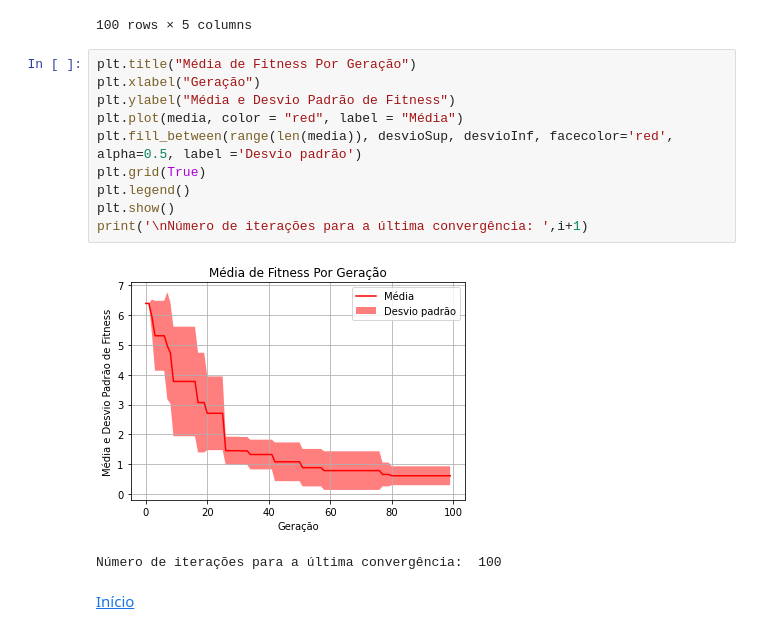
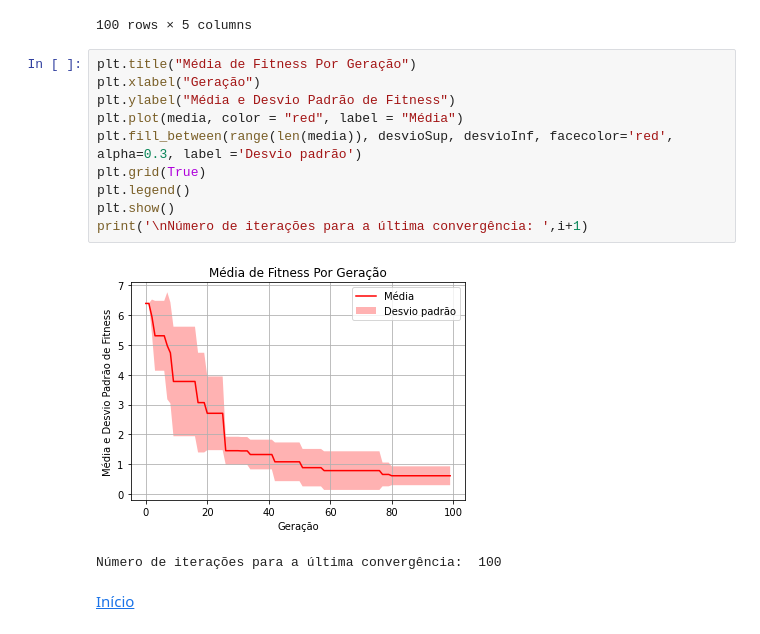
Before and after one commit to julianaAuzier/topicos-especiais-computacao-trabalho1, a Jupyter notebook: 2 - testing random walk.ipynb, the cells around one changed output. Drawn from its saved outputs; the diff is of its cells as text.

```diff
--- a/2 - testing random walk.ipynb
+++ b/2 - testing random walk.ipynb
@@ -236,15 +236,15 @@ tabela
 # %%
 plt.title("Média de Fitness Por Geração")
 plt.xlabel("Geração")
 plt.ylabel("Média e Desvio Padrão de Fitness")
 plt.plot(media, color = "red", label = "Média")
-plt.fill_between(range(len(media)), desvioSup, desvioInf, facecolor='red', alpha=0.5, label ='Desvio padrão')
+plt.fill_between(range(len(media)), desvioSup, desvioInf, facecolor='red', alpha=0.3, label ='Desvio padrão')
 plt.grid(True)
 plt.legend()
 plt.show()
 print('\nNúmero de iterações para a última convergência: ',i+1)
 # %% [output]
-[figure, old version]
+[figure, new version]
 Número de iterações para a última convergência:  100
 # %% [markdown]
 [Início](#Índice)
```
Also changed, not shown: parts of 2 cells of this notebook.
